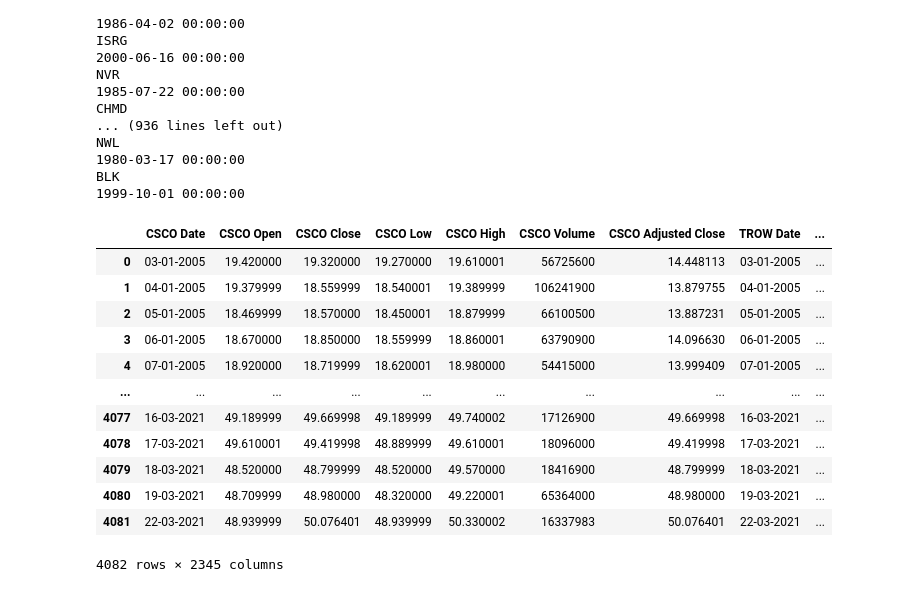
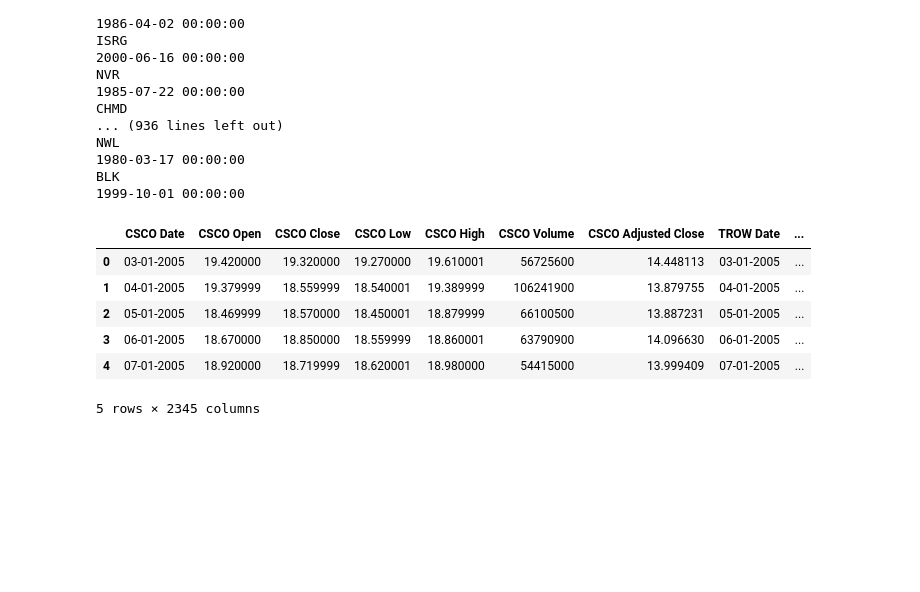
Before and after one commit to mchen81/Stock-Prices-Predictor, a Jupyter notebook: data_preprocess.ipynb, the cells around one changed output. Drawn from its saved outputs; the diff is of its cells as text; code cells hidden in the pictures; blank space fills up the shorter version.

```diff
--- a/data_preprocess.ipynb
+++ b/data_preprocess.ipynb
@@ -65,18 +56,12 @@ NWL
 BLK
 1999-10-01 00:00:00
 # %%
-df_empty
+df_empty.head()
 # %% [output]
 |  | CSCO Date | CSCO Open | CSCO Close | CSCO Low | CSCO High | CSCO Volume | CSCO Adjusted Close | TROW Date | ... |
 | 0 | 03-01-2005 | 19.420000 | 19.320000 | 19.270000 | 19.610001 | 56725600 | 14.448113 | 03-01-2005 | ... |
 | 1 | 04-01-2005 | 19.379999 | 18.559999 | 18.540001 | 19.389999 | 106241900 | 13.879755 | 04-01-2005 | ... |
 | 2 | 05-01-2005 | 18.469999 | 18.570000 | 18.450001 | 18.879999 | 66100500 | 13.887231 | 05-01-2005 | ... |
 | 3 | 06-01-2005 | 18.670000 | 18.850000 | 18.559999 | 18.860001 | 63790900 | 14.096630 | 06-01-2005 | ... |
 | 4 | 07-01-2005 | 18.920000 | 18.719999 | 18.620001 | 18.980000 | 54415000 | 13.999409 | 07-01-2005 | ... |
-| ... | ... | ... | ... | ... | ... | ... | ... | ... | ... |
-| 4077 | 16-03-2021 | 49.189999 | 49.669998 | 49.189999 | 49.740002 | 17126900 | 49.669998 | 16-03-2021 | ... |
-| 4078 | 17-03-2021 | 49.610001 | 49.419998 | 48.889999 | 49.610001 | 18096000 | 49.419998 | 17-03-2021 | ... |
-| 4079 | 18-03-2021 | 48.520000 | 48.799999 | 48.520000 | 49.570000 | 18416900 | 48.799999 | 18-03-2021 | ... |
-| 4080 | 19-03-2021 | 48.709999 | 48.980000 | 48.320000 | 49.220001 | 65364000 | 48.980000 | 19-03-2021 | ... |
-| 4081 | 22-03-2021 | 48.939999 | 50.076401 | 48.939999 | 50.330002 | 16337983 | 50.076401 | 22-03-2021 | ... |
-4082 rows × 2345 columns
+5 rows × 2345 columns
```
Also changed, not shown: parts of 7 cells of this notebook.
